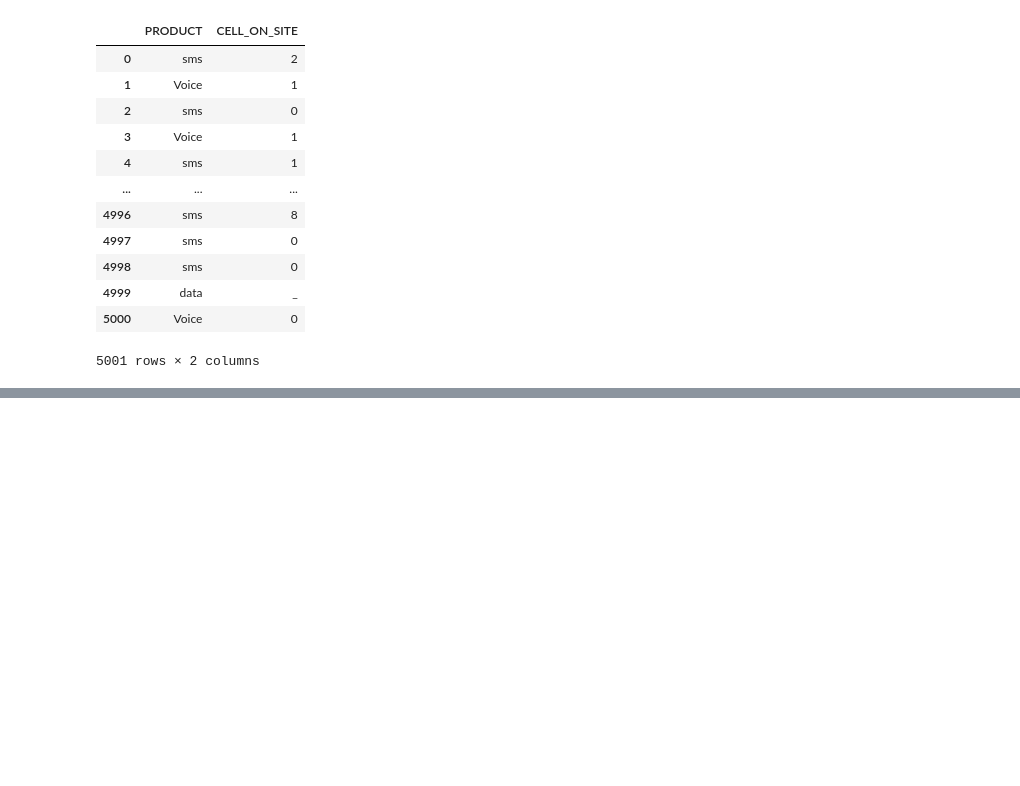
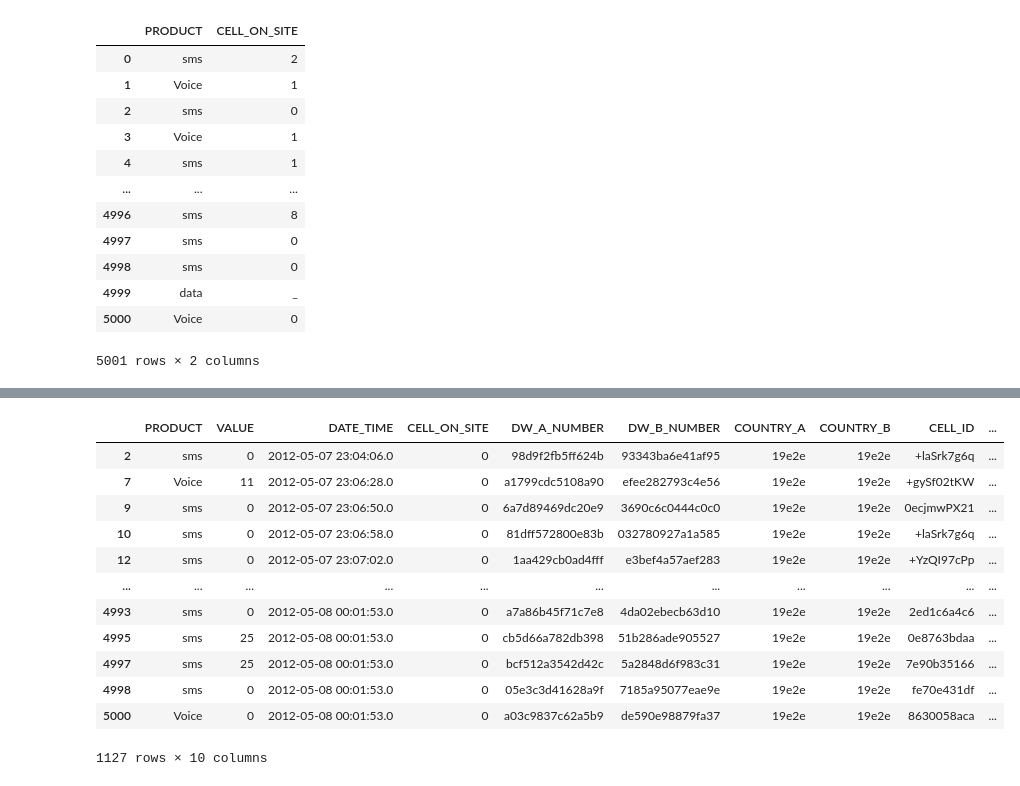
Before and after one commit to Billiah9352/Week3-IP-November-2021, a Jupyter notebook: Moringa_Data_Science_Prep_W3_Independent_Project_2021_11_Billiah_Kerubo_DataAnalysis.ipynb, the cells around one changed output, grey strips where cells are left out. Cells and saved outputs as stored; diff of their text form; code cells hidden in the pictures; blank space fills up the shorter version.

```diff
--- a/Moringa_Data_Science_Prep_W3_Independent_Project_2021_11_Billiah_Kerubo_DataAnalysis.ipynb
+++ b/Moringa_Data_Science_Prep_W3_Independent_Project_2021_11_Billiah_Kerubo_DataAnalysis.ipynb
@@ -162,0 +229,17 @@ TypeError: ignored
+# %%
+#selecting records with no cell on site from Telcom dataset2
+data2 [data2.CELL_ON_SITE.isin(['0'])]
+# %% [output]
+|  | PRODUCT | VALUE | DATE_TIME | CELL_ON_SITE | DW_A_NUMBER | DW_B_NUMBER | COUNTRY_A | COUNTRY_B | CELL_ID | ... |
+| 2 | sms | 0 | 2012-05-07 23:04:06.0 | 0 | 98d9f2fb5ff624b | 93343ba6e41af95 | 19e2e | 19e2e | +laSrk7g6q | ... |
+| 7 | Voice | 11 | 2012-05-07 23:06:28.0 | 0 | a1799cdc5108a90 | efee282793c4e56 | 19e2e | 19e2e | +gySf02tKW | ... |
+| 9 | sms | 0 | 2012-05-07 23:06:50.0 | 0 | 6a7d89469dc20e9 | 3690c6c0444c0c0 | 19e2e | 19e2e | 0ecjmwPX21 | ... |
+| 10 | sms | 0 | 2012-05-07 23:06:58.0 | 0 | 81dff572800e83b | 032780927a1a585 | 19e2e | 19e2e | +laSrk7g6q | ... |
+| 12 | sms | 0 | 2012-05-07 23:07:02.0 | 0 | 1aa429cb0ad4fff | e3bef4a57aef283 | 19e2e | 19e2e | +YzQI97cPp | ... |
+| ... | ... | ... | ... | ... | ... | ... | ... | ... | ... | ... |
+| 4993 | sms | 0 | 2012-05-08 00:01:53.0 | 0 | a7a86b45f71c7e8 | 4da02ebecb63d10 | 19e2e | 19e2e | 2ed1c6a4c6 | ... |
+| 4995 | sms | 25 | 2012-05-08 00:01:53.0 | 0 | cb5d66a782db398 | 51b286ade905527 | 19e2e | 19e2e | 0e8763bdaa | ... |
+| 4997 | sms | 25 | 2012-05-08 00:01:53.0 | 0 | bcf512a3542d42c | 5a2848d6f983c31 | 19e2e | 19e2e | 7e90b35166 | ... |
+| 4998 | sms | 0 | 2012-05-08 00:01:53.0 | 0 | 05e3c3d41628a9f | 7185a95077eae9e | 19e2e | 19e2e | fe70e431df | ... |
+| 5000 | Voice | 0 | 2012-05-08 00:01:53.0 | 0 | a03c9837c62a5b9 | de590e98879fa37 | 19e2e | 19e2e | 8630058aca | ... |
+1127 rows × 10 columns
```
Also changed, not shown: parts of 11 cells of this notebook.
